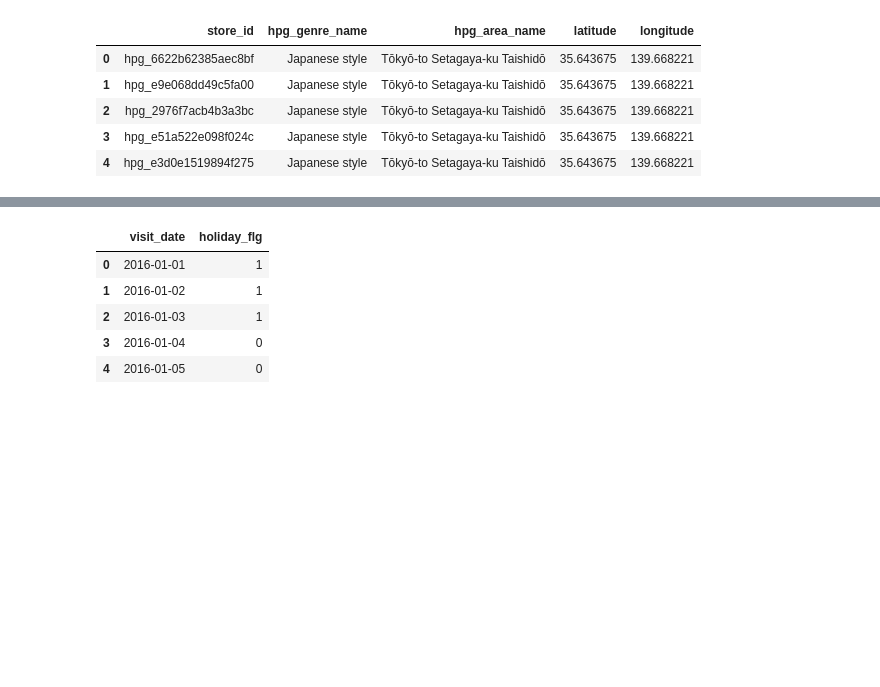
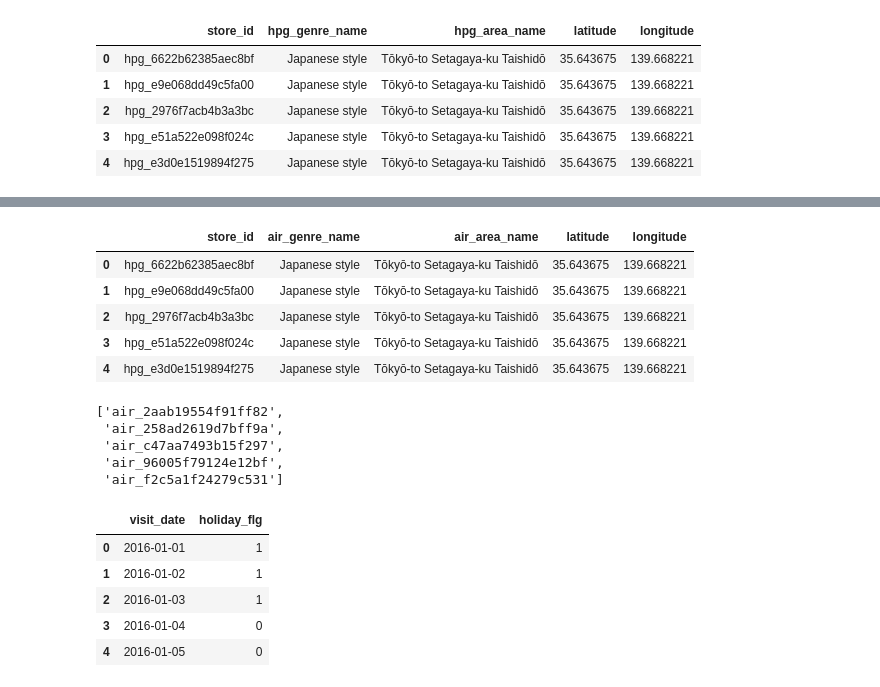
Before and after one commit to bgg11117/MSBA6420, a Jupyter notebook: Recruit_Restaurant_Visitor_Forecasting/rrvf_modeling_1st_modularization.ipynb, the cells around one changed output, grey strips where cells are left out. Saved outputs shown, nothing was run; the diff lists cells and outputs as text; code cells hidden in the pictures; blank space fills up the shorter version.

```diff
--- a/Recruit_Restaurant_Visitor_Forecasting/rrvf_modeling_1st_modularization.ipynb
+++ b/Recruit_Restaurant_Visitor_Forecasting/rrvf_modeling_1st_modularization.ipynb
@@ -112,3 +142,21 @@ hpg_store.rename(columns={'hpg_genre_name':'air_genre_name','hpg_area_name':'air
+# %%
+hpg_store.head()
+# %% [output]
+|  | store_id | air_genre_name | air_area_name | latitude | longitude |
+| 0 | hpg_6622b62385aec8bf | Japanese style | Tōkyō-to Setagaya-ku Taishidō | 35.643675 | 139.668221 |
+| 1 | hpg_e9e068dd49c5fa00 | Japanese style | Tōkyō-to Setagaya-ku Taishidō | 35.643675 | 139.668221 |
+| 2 | hpg_2976f7acb4b3a3bc | Japanese style | Tōkyō-to Setagaya-ku Taishidō | 35.643675 | 139.668221 |
+| 3 | hpg_e51a522e098f024c | Japanese style | Tōkyō-to Setagaya-ku Taishidō | 35.643675 | 139.668221 |
+| 4 | hpg_e3d0e1519894f275 | Japanese style | Tōkyō-to Setagaya-ku Taishidō | 35.643675 | 139.668221 |
+# %%
+# meaning there's matching between hpg store and air store
+[x for x in hpg_store.store_id if not x.startswith('hpg')][:5]
+# %% [output]
+['air_2aab19554f91ff82',
+ 'air_258ad2619d7bff9a',
+ 'air_c47aa7493b15f297',
+ 'air_96005f79124e12bf',
+ 'air_f2c5a1f24279c531']
 # %%
 data = pd.concat([air_visit, submission]).copy()
 # data['visit_date'] = pd.to_datetime(data['visit_date'])
```
Also changed, not shown: parts of 7 cells of this notebook.
